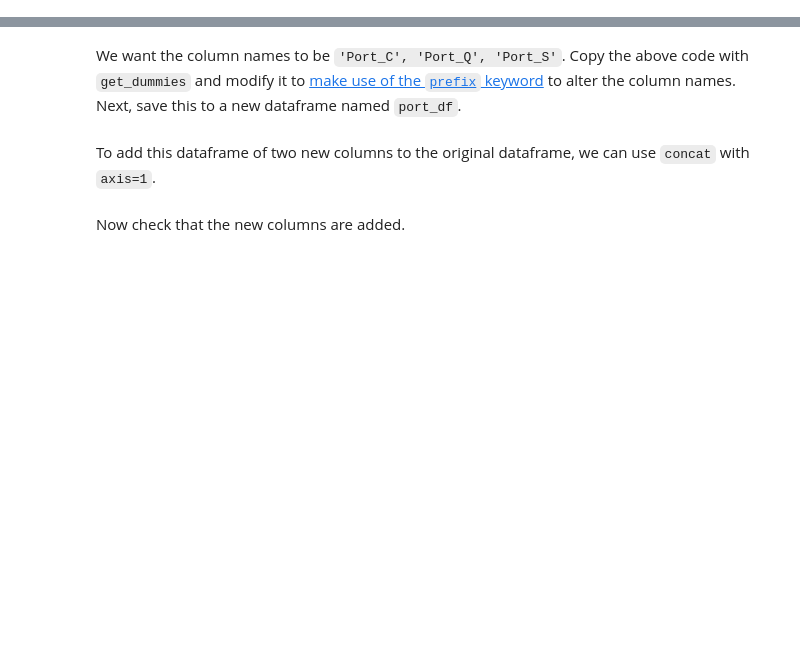
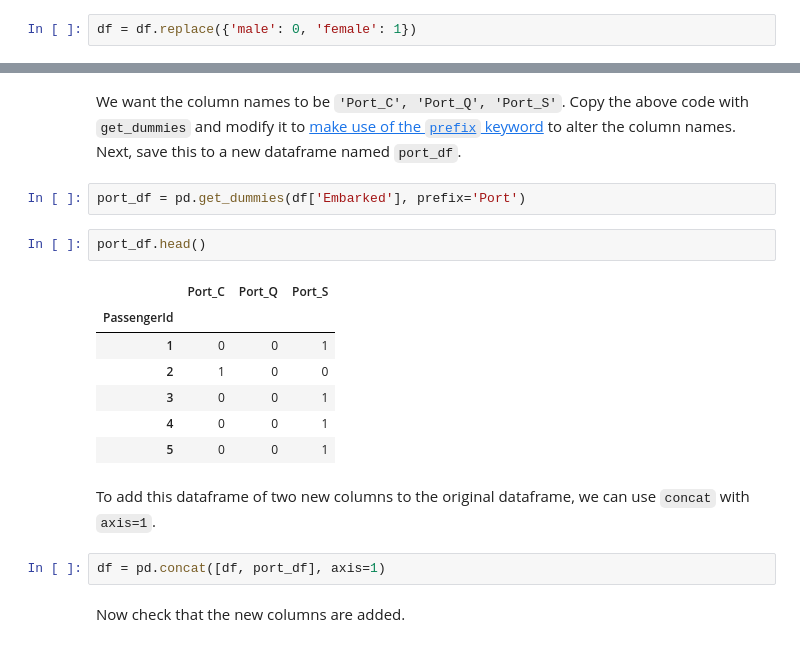
Before and after one commit to AashitaK/ML-Workshops, a Jupyter notebook: Session 2/Guided session 2.ipynb, the cells around one changed output, grey strips where cells are left out. Cells and saved outputs as stored; diff of their text form; blank space fills up the shorter version.

```diff
--- a/Session 2/Guided session 2.ipynb
+++ b/Session 2/Guided session 2.ipynb
@@ -77,3 +179,5 @@ Convert the gender values to numerical values 0 and 1. Hint: Use `replace` with
+# %%
+df = df.replace({'male': 0, 'female': 1})
 # %% [markdown]
 Check the datatypes again and make note of datatype for the column *Sex*. Discuss what can possibly go wrong with randomly assigning numbers to categories.
 # %%
@@ -89,7 +222,21 @@ pd.get_dummies(df['Embarked']).head()
 # %% [markdown]
 We want the column names to be `'Port_C', 'Port_Q', 'Port_S'`. Copy the above code with `get_dummies` and modify it to [make use of the `prefix` keyword](https://pandas.pydata.org/pandas-docs/stable/reference/api/pandas.get_dummies.html) to alter the column names. Next, save this to a new dataframe named `port_df`.
+# %%
+port_df = pd.get_dummies(df['Embarked'], prefix='Port')
+# %%
+port_df.head()
+# %% [output]
+|  | Port_C | Port_Q | Port_S |
+| PassengerId |  |  |  |
+| 1 | 0 | 0 | 1 |
+| 2 | 1 | 0 | 0 |
+| 3 | 0 | 0 | 1 |
+| 4 | 0 | 0 | 1 |
+| 5 | 0 | 0 | 1 |
 # %% [markdown]
 To add this dataframe of two new columns to the original dataframe, we can use `concat` with `axis=1`.
+# %%
+df = pd.concat([df, port_df], axis=1)
 # %% [markdown]
 Now check that the new columns are added.
 # %%
```
Also changed, not shown: parts of 19 cells of this notebook, 2 other files.
